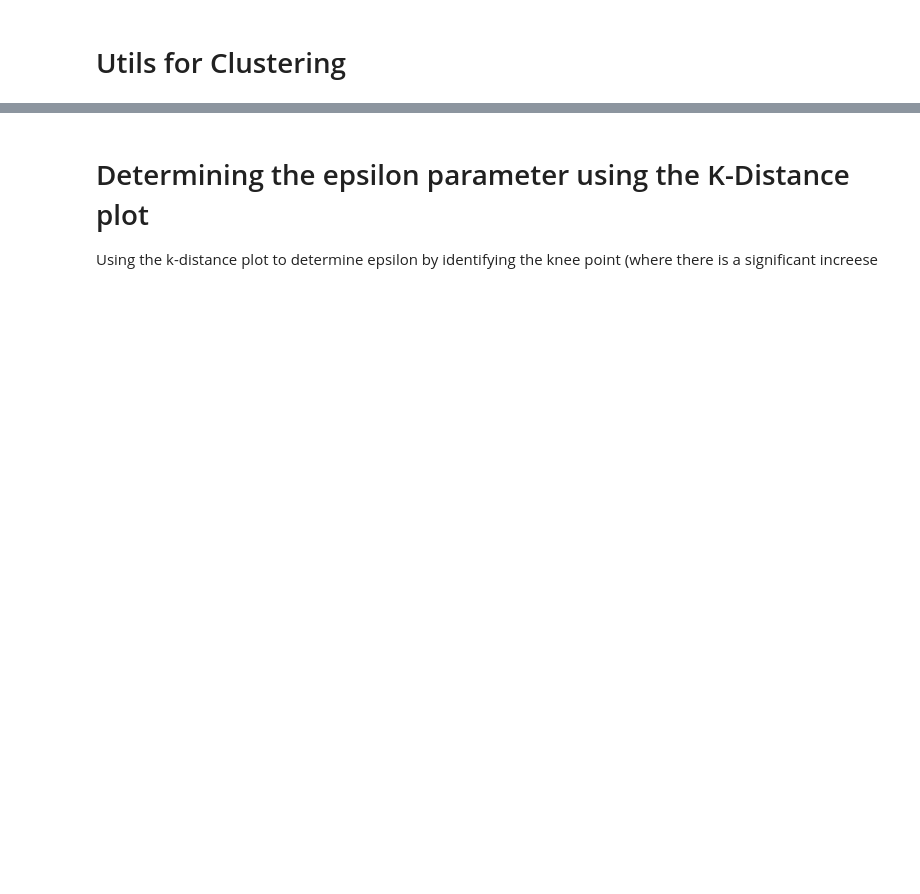
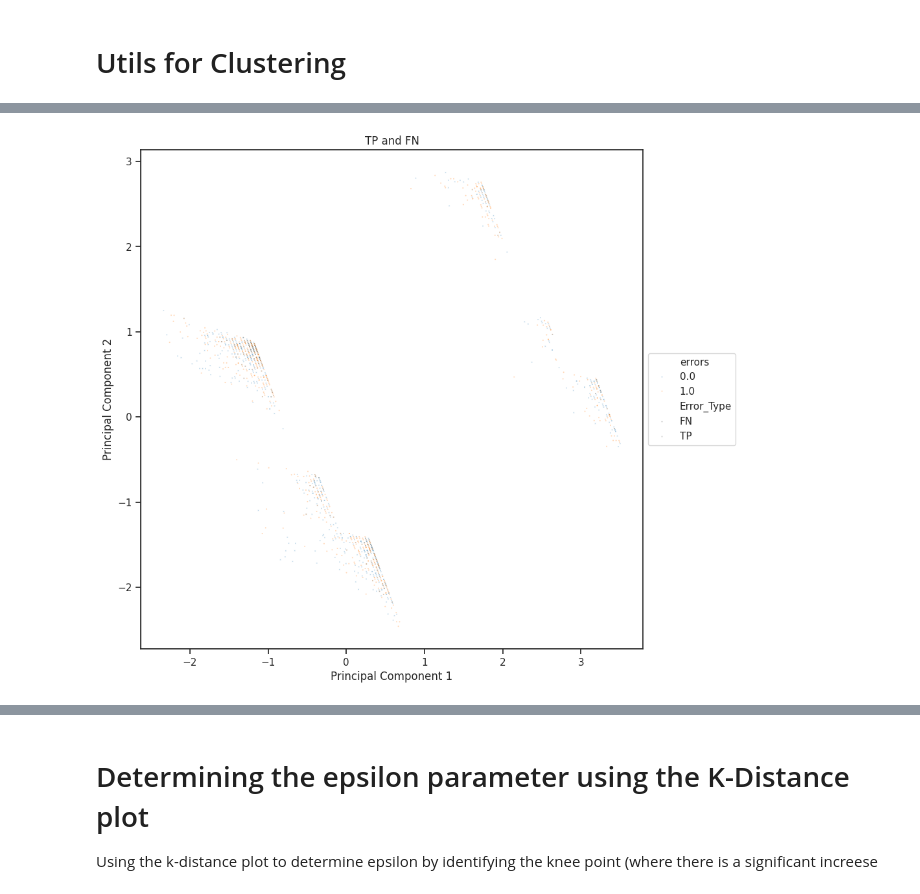
Before and after one commit to emma-ba/Classification_Error_Toolkit, a Jupyter notebook: COMPAS_Clustering_DBSCAN_clean_utils.ipynb, the cells around one changed output, grey strips where cells are left out. Drawn from its saved outputs; the diff is of its cells as text; code cells hidden in the pictures; blank space fills up the shorter version.

```diff
--- a/COMPAS_Clustering_DBSCAN_clean_utils.ipynb
+++ b/COMPAS_Clustering_DBSCAN_clean_utils.ipynb
@@ -354,0 +358,4 @@ memory usage: 305.5 KB
+# %%
+pca_plot(data_tp_fn, title="TP and FN", hue='errors', s=2)
+# %% [output]
+[figure, added]
```
Also changed, not shown: parts of 41 cells of this notebook.
